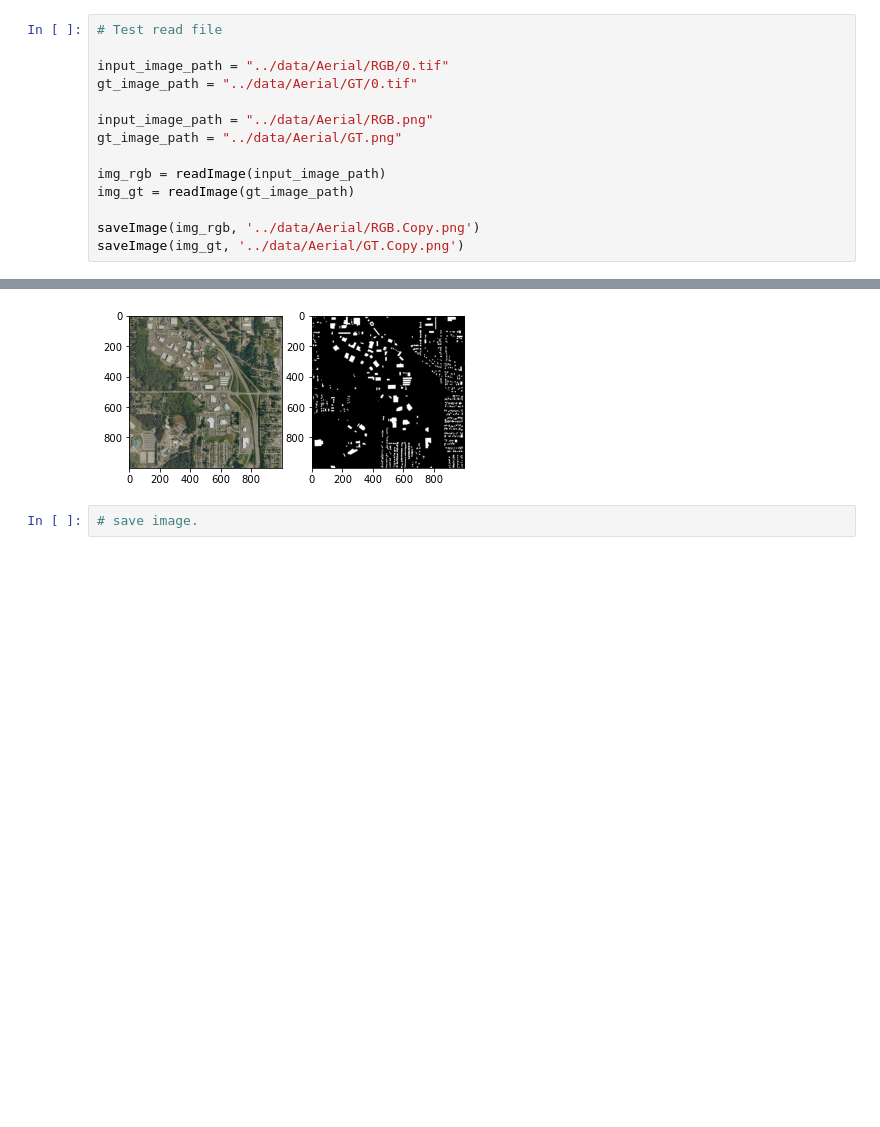
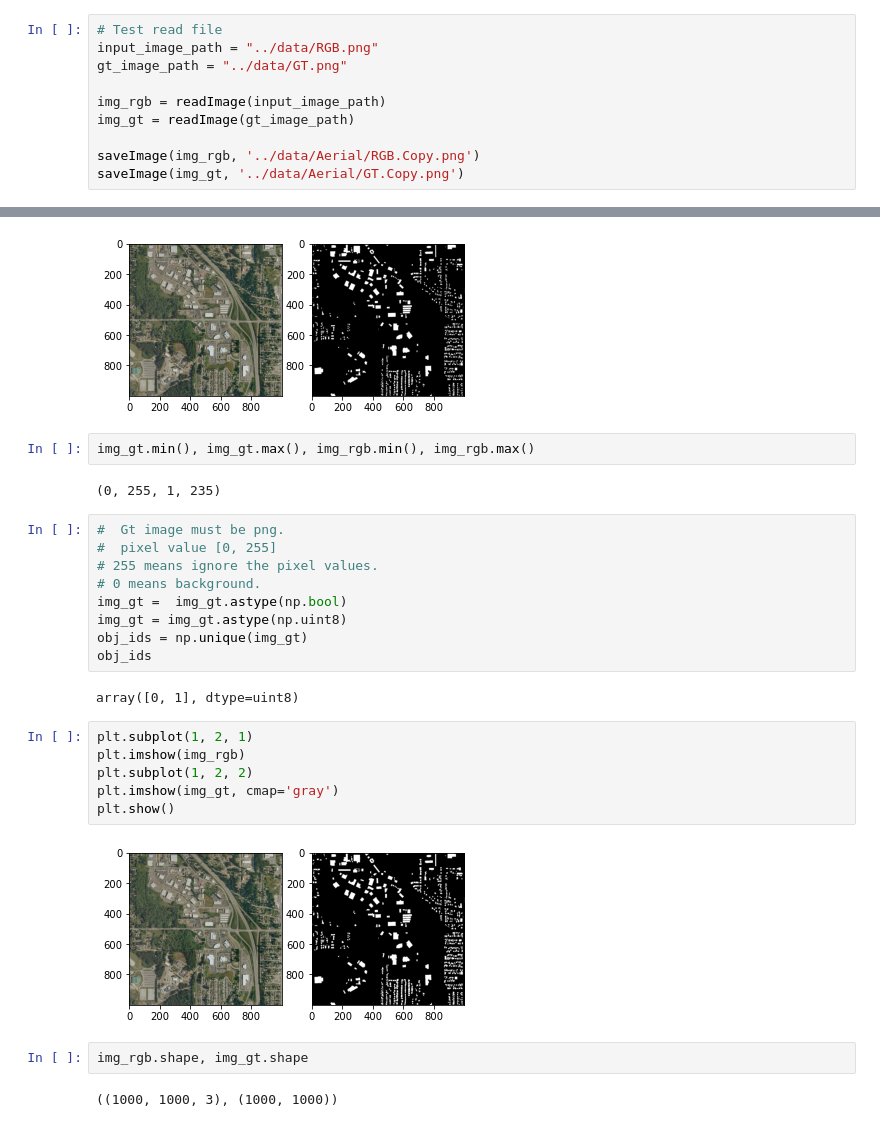
Before and after one commit to cuicaihao/aerial-image-segmentation, a Jupyter notebook: notebook/Create_Aerial_Sample.ipynb, the cells around one changed output, grey strips where cells are left out. Saved outputs shown, nothing was run; the diff lists cells and outputs as text; blank space fills up the shorter version.

```diff
--- a/notebook/Create_Aerial_Sample.ipynb
+++ b/notebook/Create_Aerial_Sample.ipynb
@@ -21,12 +21,8 @@ def saveImage(img_arr, fileName):
 #     return Path(fileName).is_file()
 # %%
 # Test read file
-
-input_image_path = "../data/Aerial/RGB/0.tif"
-gt_image_path = "../data/Aerial/GT/0.tif"
-
-input_image_path = "../data/Aerial/RGB.png"
-gt_image_path = "../data/Aerial/GT.png"
+input_image_path = "../data/RGB.png"
+gt_image_path = "../data/GT.png"
 
 img_rgb = readImage(input_image_path)
 img_gt = readImage(gt_image_path)
@@ -47,6 +43,31 @@ plt.imshow(img_gt, cmap='gray')
 plt.show()
 # %% [output]
 [figure]
-# %%
-# save image.
+# %%
+img_gt.min(), img_gt.max(), img_rgb.min(), img_rgb.max()
+# %% [output]
+(0, 255, 1, 235)
+# %%
+#  Gt image must be png.
+#  pixel value [0, 255]
+# 255 means ignore the pixel values.
+# 0 means background.
+img_gt =  img_gt.astype(np.bool)
+img_gt = img_gt.astype(np.uint8)
+obj_ids = np.unique(img_gt)
+obj_ids
+# %% [output]
+array([0, 1], dtype=uint8)
+# %%
+plt.subplot(1, 2, 1)
+plt.imshow(img_rgb)
+plt.subplot(1, 2, 2)
+plt.imshow(img_gt, cmap='gray')
+plt.show()
+# %% [output]
+[figure, added]
+# %%
+img_rgb.shape, img_gt.shape
+# %% [output]
+((1000, 1000, 3), (1000, 1000))
 # %%
```
Also changed, not shown: parts of 4 cells of this notebook, 1 other file.
